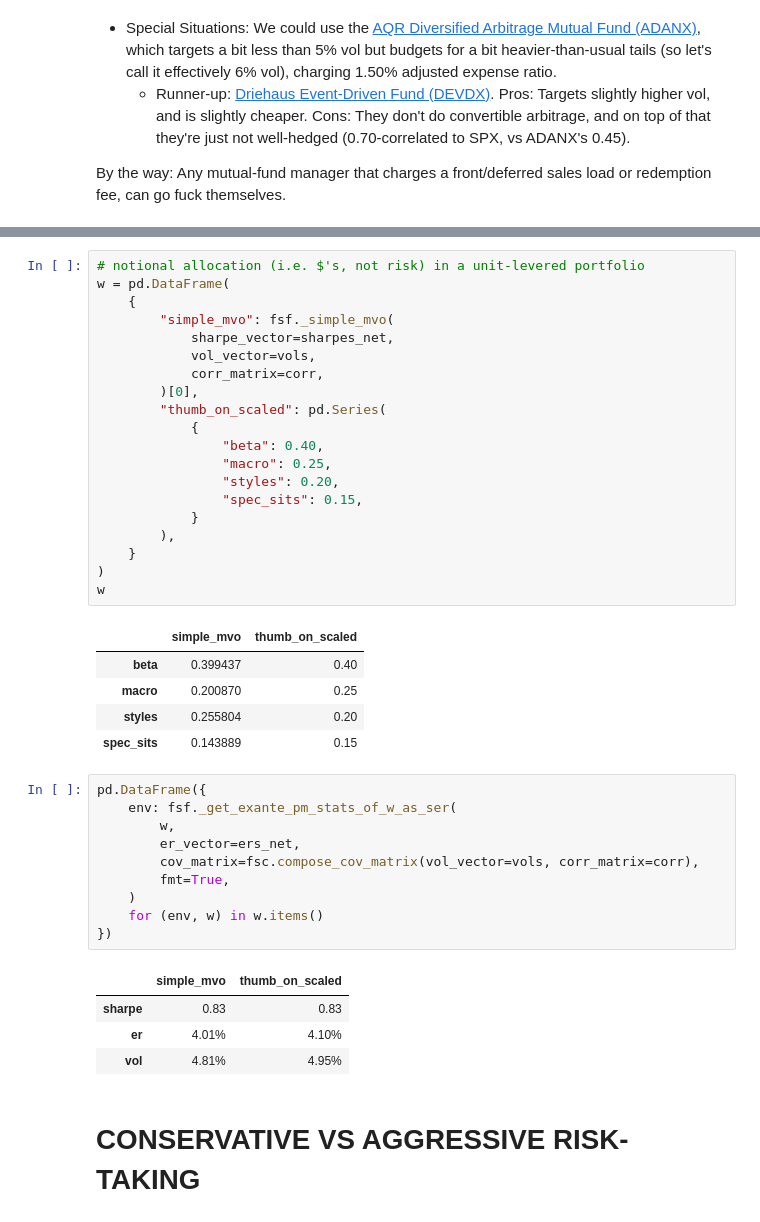
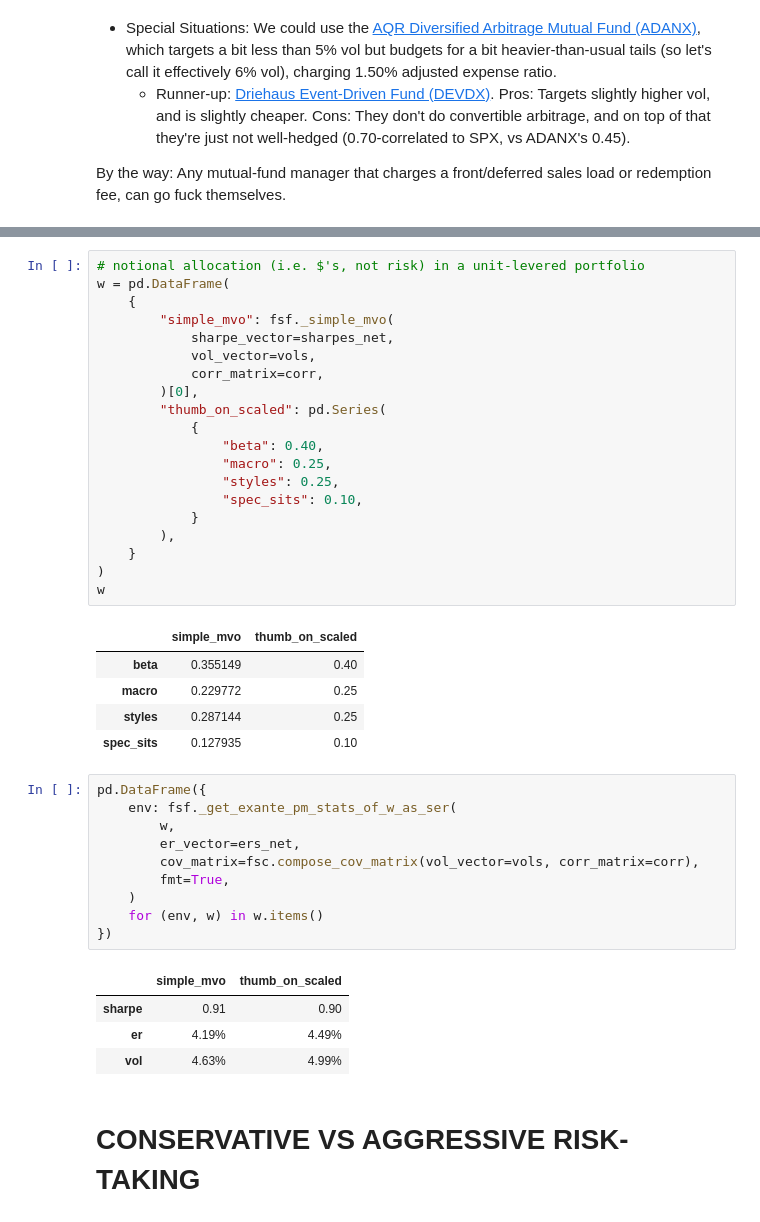
Before and after one commit to sparshsah/foggy-demo, a Jupyter notebook: demo/finance/pflio-food-alloc.ipynb, the cells around one changed output, grey strips where cells are left out. Cells and saved outputs as stored; diff of their text form.

```diff
--- a/demo/finance/pflio-food-alloc.ipynb
+++ b/demo/finance/pflio-food-alloc.ipynb
@@ -89,29 +89,29 @@ stats
 # %%
 # notional allocation (i.e. $'s, not risk) in a unit-levered portfolio
 w = pd.DataFrame(
     {
         "simple_mvo": fsf._simple_mvo(
             sharpe_vector=sharpes_net,
             vol_vector=vols,
             corr_matrix=corr,
         )[0],
         "thumb_on_scaled": pd.Series(
             {
                 "beta": 0.40,
                 "macro": 0.25,
-                "styles": 0.20,
-                "spec_sits": 0.15,
+                "styles": 0.25,
+                "spec_sits": 0.10,
             }
         ),
     }
 )
 w
 # %% [output]
 |  | simple_mvo | thumb_on_scaled |
-| beta | 0.399437 | 0.40 |
-| macro | 0.200870 | 0.25 |
-| styles | 0.255804 | 0.20 |
-| spec_sits | 0.143889 | 0.15 |
+| beta | 0.355149 | 0.40 |
+| macro | 0.229772 | 0.25 |
+| styles | 0.287144 | 0.25 |
+| spec_sits | 0.127935 | 0.10 |
 # %%
 pd.DataFrame({
     env: fsf._get_exante_pm_stats_of_w_as_ser(
@@ -124,9 +124,9 @@ pd.DataFrame({
 })
 # %% [output]
 |  | simple_mvo | thumb_on_scaled |
-| sharpe | 0.83 | 0.83 |
-| er | 4.01% | 4.10% |
-| vol | 4.81% | 4.95% |
+| sharpe | 0.91 | 0.90 |
+| er | 4.19% | 4.49% |
+| vol | 4.63% | 4.99% |
 # %% [markdown]
 # CONSERVATIVE VS AGGRESSIVE RISK-TAKING
 # %%
```
Also changed, not shown: parts of 1 cell of this notebook.
